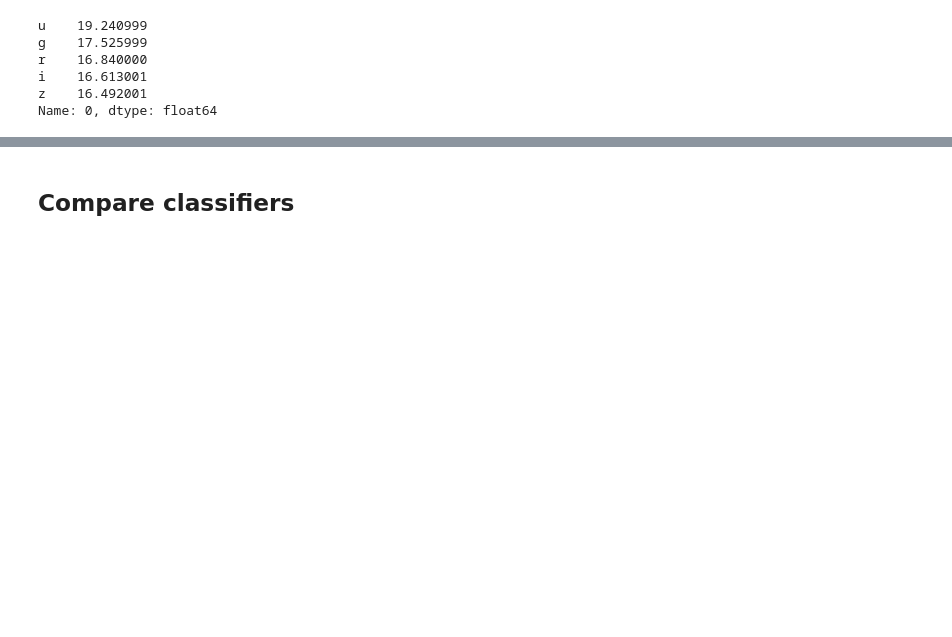
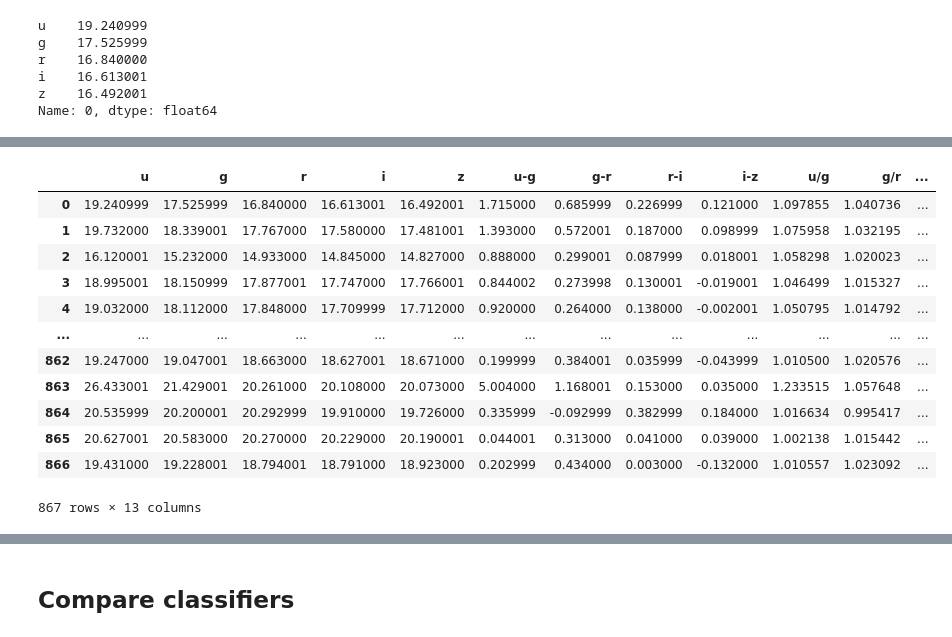
Before and after one commit to tomasplsek/AstroML, a Jupyter notebook: 03_sklearn2.ipynb, the cells around one changed output, grey strips where cells are left out. Saved outputs shown, nothing was run; the diff lists cells and outputs as text; code cells hidden in the pictures; blank space fills up the shorter version.

```diff
--- a/03_sklearn2.ipynb
+++ b/03_sklearn2.ipynb
@@ -478,0 +534,26 @@ for i in X.columns:
+# %%
+X_new2 = X_new.copy()
+X_new2["u/g"] = X.u / X.g
+X_new2["g/r"] = X.g / X.r
+X_new2["r/i"] = X.r / X.i
+X_new2["i/z"] = X.i / X.z
+
+#for i in range(4):
+#    f1, f2 = X.columns[i], X.columns[i+1]
+#    X[f1+"-"+f2] = X[f1] - X[f2]
+
+X_new2
+# %% [output]
+|  | u | g | r | i | z | u-g | g-r | r-i | i-z | u/g | g/r | ... |
+| 0 | 19.240999 | 17.525999 | 16.840000 | 16.613001 | 16.492001 | 1.715000 | 0.685999 | 0.226999 | 0.121000 | 1.097855 | 1.040736 | ... |
+| 1 | 19.732000 | 18.339001 | 17.767000 | 17.580000 | 17.481001 | 1.393000 | 0.572001 | 0.187000 | 0.098999 | 1.075958 | 1.032195 | ... |
+| 2 | 16.120001 | 15.232000 | 14.933000 | 14.845000 | 14.827000 | 0.888000 | 0.299001 | 0.087999 | 0.018001 | 1.058298 | 1.020023 | ... |
+| 3 | 18.995001 | 18.150999 | 17.877001 | 17.747000 | 17.766001 | 0.844002 | 0.273998 | 0.130001 | -0.019001 | 1.046499 | 1.015327 | ... |
+| 4 | 19.032000 | 18.112000 | 17.848000 | 17.709999 | 17.712000 | 0.920000 | 0.264000 | 0.138000 | -0.002001 | 1.050795 | 1.014792 | ... |
+| ... | ... | ... | ... | ... | ... | ... | ... | ... | ... | ... | ... | ... |
+| 862 | 19.247000 | 19.047001 | 18.663000 | 18.627001 | 18.671000 | 0.199999 | 0.384001 | 0.035999 | -0.043999 | 1.010500 | 1.020576 | ... |
+| 863 | 26.433001 | 21.429001 | 20.261000 | 20.108000 | 20.073000 | 5.004000 | 1.168001 | 0.153000 | 0.035000 | 1.233515 | 1.057648 | ... |
+| 864 | 20.535999 | 20.200001 | 20.292999 | 19.910000 | 19.726000 | 0.335999 | -0.092999 | 0.382999 | 0.184000 | 1.016634 | 0.995417 | ... |
+| 865 | 20.627001 | 20.583000 | 20.270000 | 20.229000 | 20.190001 | 0.044001 | 0.313000 | 0.041000 | 0.039000 | 1.002138 | 1.015442 | ... |
+| 866 | 19.431000 | 19.228001 | 18.794001 | 18.791000 | 18.923000 | 0.202999 | 0.434000 | 0.003000 | -0.132000 | 1.010557 | 1.023092 | ... |
+867 rows × 13 columns
```
Also changed, not shown: parts of 24 cells of this notebook.
